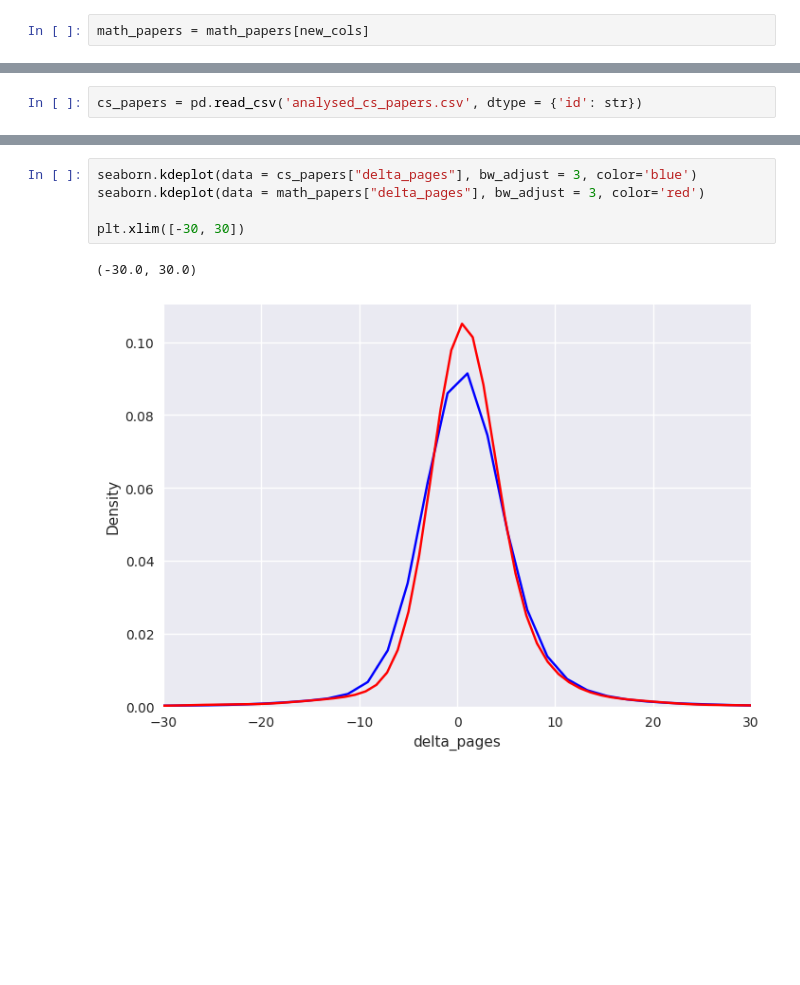
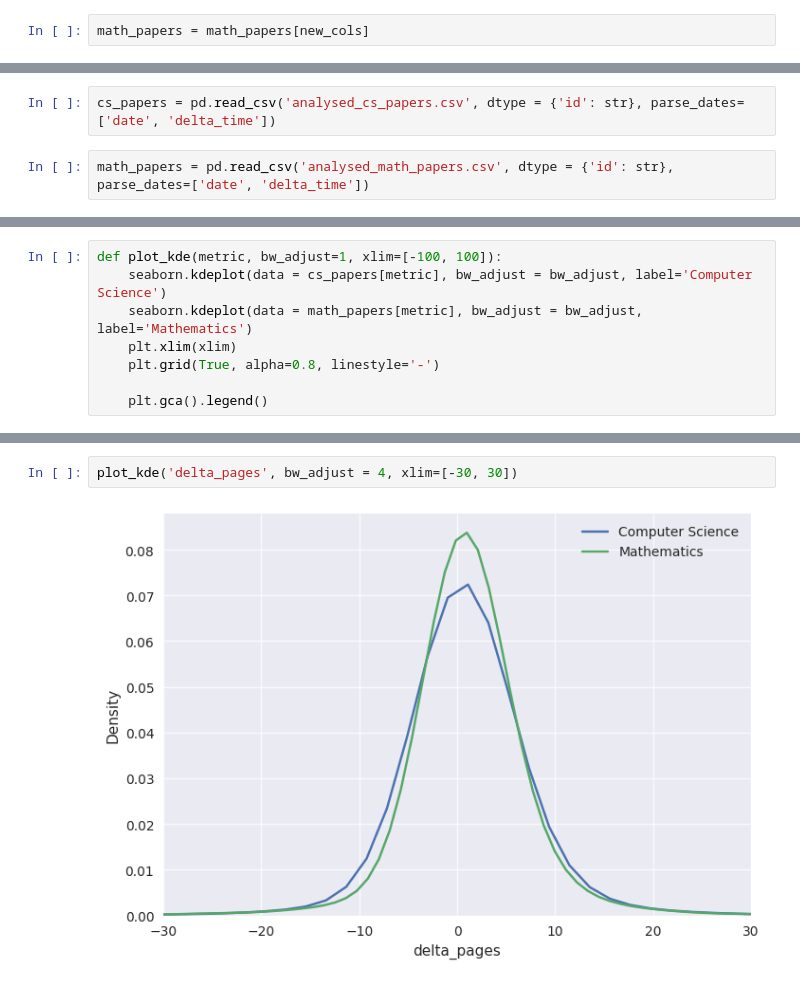
Before and after one commit to andcov/arXiv_preprints_version_analysis, a Jupyter notebook: _analyse.ipynb, the cells around one changed output, grey strips where cells are left out. Drawn from its saved outputs; the diff is of its cells as text; blank space fills up the shorter version.

Commit message:
Start analysing dates

```diff
--- a/_analyse.ipynb
+++ b/_analyse.ipynb
@@ -487,5 +488,7 @@ math_papers.to_csv("analysed_math_papers.csv", index=False)
 # %%
-cs_papers = pd.read_csv('analysed_cs_papers.csv', dtype = {'id': str})
+cs_papers = pd.read_csv('analysed_cs_papers.csv', dtype = {'id': str}, parse_dates=['date', 'delta_time'])
+# %%
+math_papers = pd.read_csv('analysed_math_papers.csv', dtype = {'id': str}, parse_dates=['date', 'delta_time'])
 # %%
 cs_papers.head()
 # %% [output]
@@ -531 +558,9 @@ math_papers.describe()
+# %%
+def plot_kde(metric, bw_adjust=1, xlim=[-100, 100]):
+    seaborn.kdeplot(data = cs_papers[metric], bw_adjust = bw_adjust, label='Computer Science')
+    seaborn.kdeplot(data = math_papers[metric], bw_adjust = bw_adjust, label='Mathematics')
+    plt.xlim(xlim)
+    plt.grid(True, alpha=0.8, linestyle='-')
+
+    plt.gca().legend()
 # %%
@@ -545,9 +574,5 @@ plt.grid(True, alpha=1, linestyle="-")
 # %%
-seaborn.kdeplot(data = cs_papers["delta_pages"], bw_adjust = 3, color='blue')
-seaborn.kdeplot(data = math_papers["delta_pages"], bw_adjust = 3, color='red')
-
-plt.xlim([-30, 30])
+plot_kde('delta_pages', bw_adjust = 4, xlim=[-30, 30])
 # %% [output]
-(-30.0, 30.0)
-[figure, old version]
+[figure, new version]
 # %%
```
Also changed, not shown: parts of 22 cells of this notebook, 3 other files.
